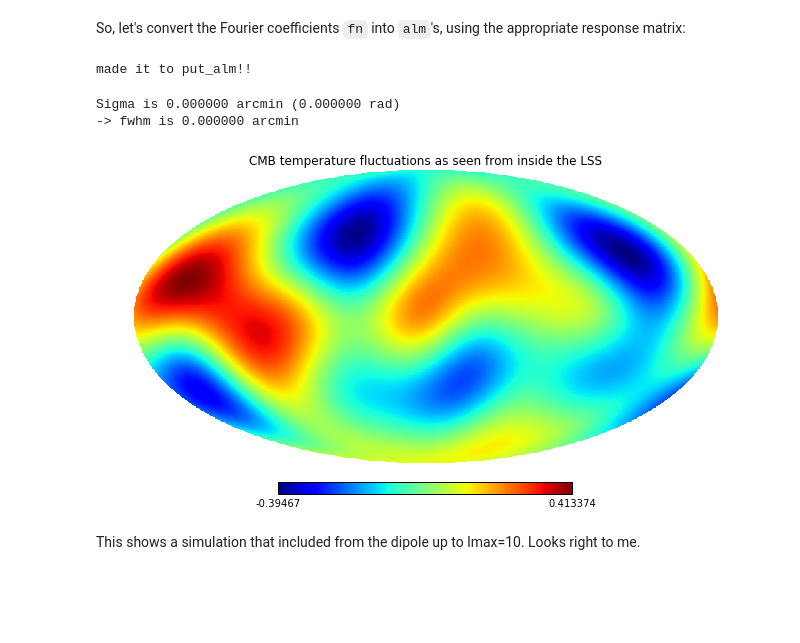
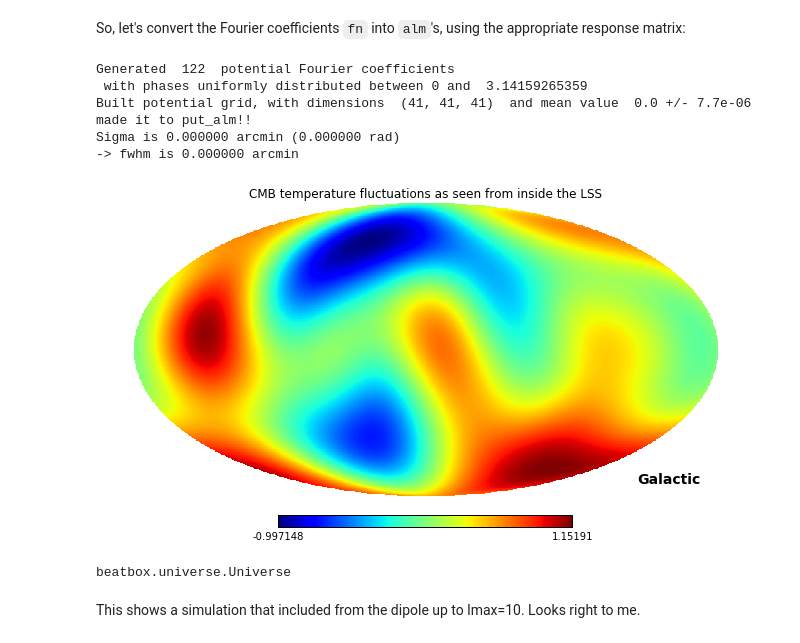
Before and after one commit to LaurencePeanuts/Music, a Jupyter notebook: Potential_Demo.ipynb, the cells around one changed output. Drawn from its saved outputs; the diff is of its cells as text; code cells hidden in the pictures; blank space fills up the shorter version.

```diff
--- a/Potential_Demo.ipynb
+++ b/Potential_Demo.ipynb
@@ -72,17 +72,26 @@ Image(url='phi5.gif',width=300)
 When we get to doing the inverse problem, we'll be sampling from the posterior PDF for the potential coefficients $f_n$, and will need to check that these models are indeed plausible. The first model check we will do will be visual, and will involve making mock CMB temperature maps for our model potentials (see [issue 8](https://github.com/rogerblandford/Music/issues/8)).
 # %% [markdown]
 So, let's convert the Fourier coefficients `fn` into `alm`'s, using the appropriate response matrix:
-# %%
-We.transform_3D_potential_into_alm()
-# %% [output]
-made it to put_alm!!
-# %%
-#Simulation with lmax=10
-We.show_CMB_T_map(from_perspective_of="observer")
-# %% [output]
-Sigma is 0.000000 arcmin (0.000000 rad)
--> fwhm is 0.000000 arcmin
-[figure, removed]
+# %%
+#Simulation with lmax=10
+We=beatbox.Universe()
+We.truncated_nmax=3
+We.truncated_lmax=10
+We.generate_a_random_potential_field(high_k_cutoff=We.truncated_nmax*np.pi/2, low_k_cutoff=1*np.pi/2, n_s=0.96, kstar=0.02, PSnorm=2.43e-9, Pdist=1, Pmax=np.pi, Pvar=np.pi/8)
+We.transform_3D_potential_into_alm()
+We.show_CMB_T_map(from_perspective_of="observer")
+# %% [output]
+Generated  122  potential Fourier coefficients
+ with phases uniformly distributed between 0 and  3.14159265359
+Built potential grid, with dimensions  (41, 41, 41)  and mean value  0.0 +/- 7.7e-06
+made it to put_alm!!
+Sigma is 0.000000 arcmin (0.000000 rad)
+-> fwhm is 0.000000 arcmin
+[figure, added]
+# %%
+beatbox.Universe
+# %% [output]
+beatbox.universe.Universe
 # %% [markdown]
 This shows a simulation that included from the dipole up to lmax=10. Looks right to me.
 # %% [markdown]
```
Also changed, not shown: parts of 4 cells of this notebook, 2 other files.
